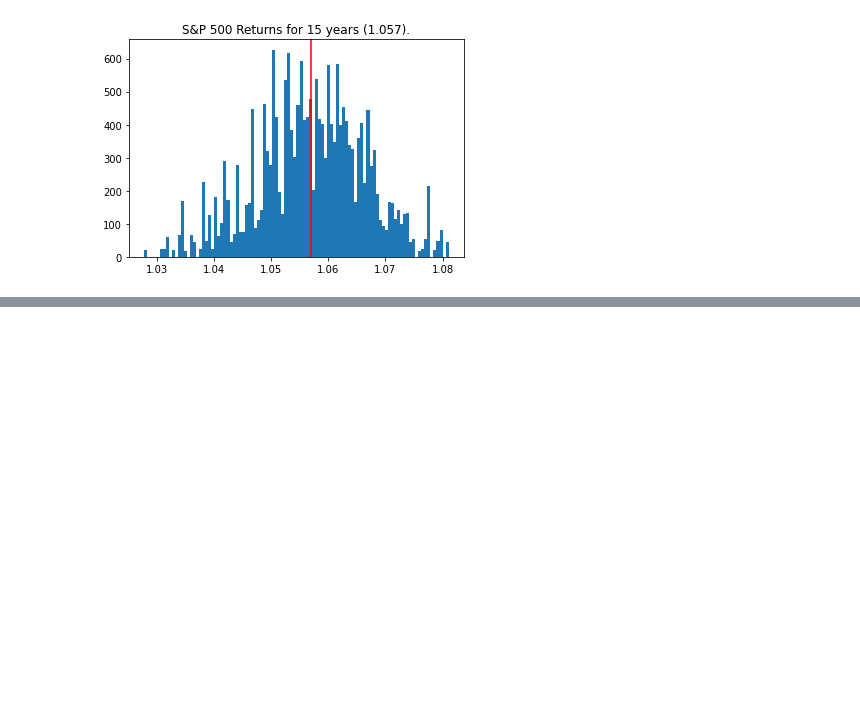
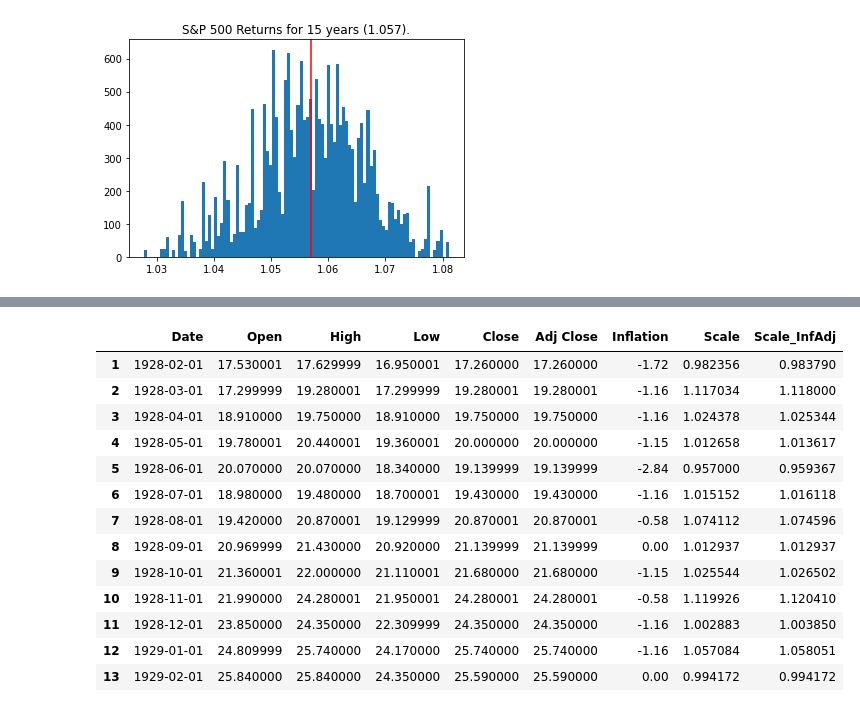
Before and after one commit to sameerkulkarni/financial_simulations, a Jupyter notebook: base_functions.ipynb, the cells around one changed output, grey strips where cells are left out. Cells and saved outputs as stored; diff of their text form; code cells hidden in the pictures; blank space fills up the shorter version.

```diff
--- a/base_functions.ipynb
+++ b/base_functions.ipynb
@@ -122,0 +175,17 @@ print(calculate_returns(36, 3))
+# %%
+findata.loc[1:13]
+# %% [output]
+|  | Date | Open | High | Low | Close | Adj Close | Inflation | Scale | Scale_InfAdj |
+| 1 | 1928-02-01 | 17.530001 | 17.629999 | 16.950001 | 17.260000 | 17.260000 | -1.72 | 0.982356 | 0.983790 |
+| 2 | 1928-03-01 | 17.299999 | 19.280001 | 17.299999 | 19.280001 | 19.280001 | -1.16 | 1.117034 | 1.118000 |
+| 3 | 1928-04-01 | 18.910000 | 19.750000 | 18.910000 | 19.750000 | 19.750000 | -1.16 | 1.024378 | 1.025344 |
+| 4 | 1928-05-01 | 19.780001 | 20.440001 | 19.360001 | 20.000000 | 20.000000 | -1.15 | 1.012658 | 1.013617 |
+| 5 | 1928-06-01 | 20.070000 | 20.070000 | 18.340000 | 19.139999 | 19.139999 | -2.84 | 0.957000 | 0.959367 |
+| 6 | 1928-07-01 | 18.980000 | 19.480000 | 18.700001 | 19.430000 | 19.430000 | -1.16 | 1.015152 | 1.016118 |
+| 7 | 1928-08-01 | 19.420000 | 20.870001 | 19.129999 | 20.870001 | 20.870001 | -0.58 | 1.074112 | 1.074596 |
+| 8 | 1928-09-01 | 20.969999 | 21.430000 | 20.920000 | 21.139999 | 21.139999 | 0.00 | 1.012937 | 1.012937 |
+| 9 | 1928-10-01 | 21.360001 | 22.000000 | 21.110001 | 21.680000 | 21.680000 | -1.15 | 1.025544 | 1.026502 |
+| 10 | 1928-11-01 | 21.990000 | 24.280001 | 21.950001 | 24.280001 | 24.280001 | -0.58 | 1.119926 | 1.120410 |
+| 11 | 1928-12-01 | 23.850000 | 24.350000 | 22.309999 | 24.350000 | 24.350000 | -1.16 | 1.002883 | 1.003850 |
+| 12 | 1929-01-01 | 24.809999 | 25.740000 | 24.170000 | 25.740000 | 25.740000 | -1.16 | 1.057084 | 1.058051 |
+| 13 | 1929-02-01 | 25.840000 | 25.840000 | 24.350000 | 25.590000 | 25.590000 | 0.00 | 0.994172 | 0.994172 |
```
Also changed, not shown: parts of 11 cells of this notebook.
